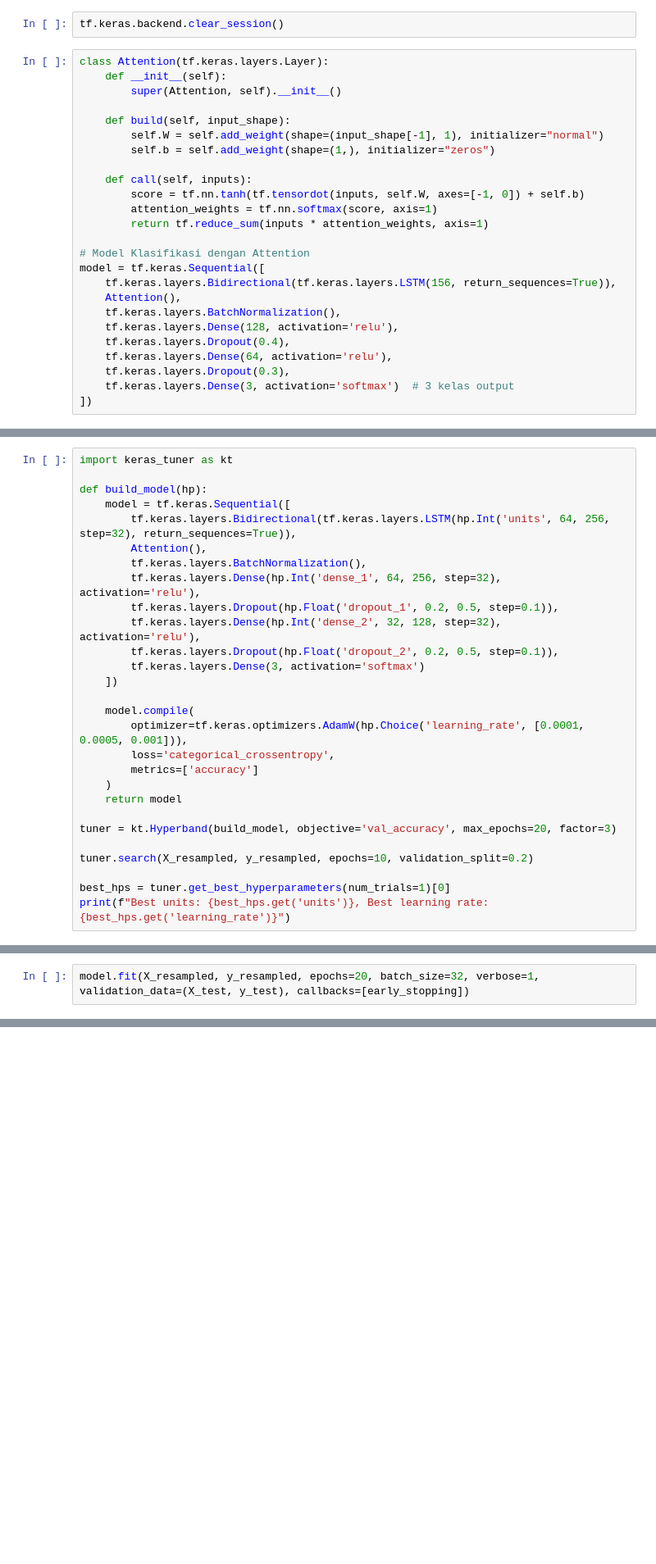
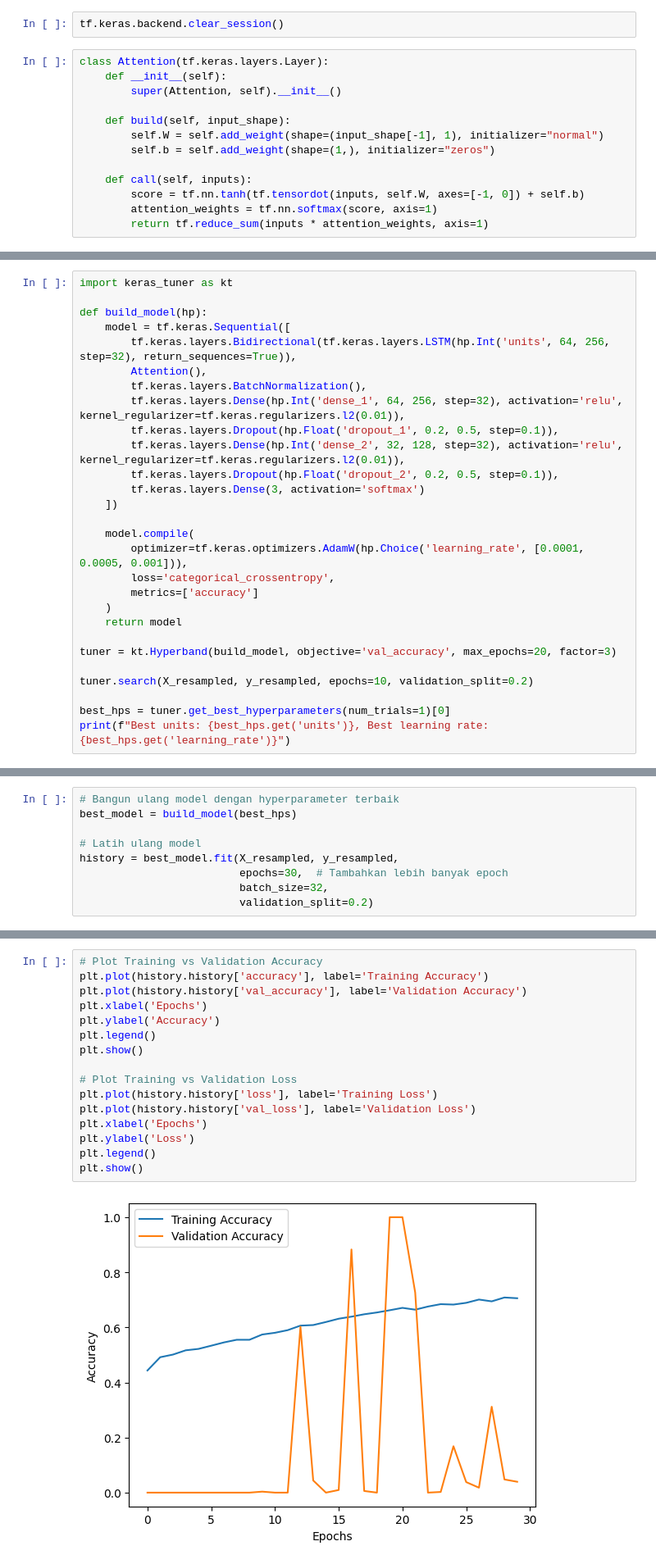
Before and after one commit to khairul746/IDCamp-ML-Engineer-2024-Projects, a Jupyter notebook: Analisis-Sentimen/Sentiment_Analysis_on_MyTelkomsel_App.ipynb, the cells around one changed output, grey strips where cells are left out. Shown at 82% size. Cells and saved outputs as stored; diff of their text form; blank space fills up the shorter version.

Commit message:
25.6% test accuracy

```diff
--- a/Analisis-Sentimen/Sentiment_Analysis_on_MyTelkomsel_App.ipynb
+++ b/Analisis-Sentimen/Sentiment_Analysis_on_MyTelkomsel_App.ipynb
@@ -451,18 +451,6 @@ class Attention(tf.keras.layers.Layer):
         score = tf.nn.tanh(tf.tensordot(inputs, self.W, axes=[-1, 0]) + self.b)
         attention_weights = tf.nn.softmax(score, axis=1)
         return tf.reduce_sum(inputs * attention_weights, axis=1)
-
-# Model Klasifikasi dengan Attention
-model = tf.keras.Sequential([
-    tf.keras.layers.Bidirectional(tf.keras.layers.LSTM(156, return_sequences=True)),
-    Attention(),
-    tf.keras.layers.BatchNormalization(),
-    tf.keras.layers.Dense(128, activation='relu'),
-    tf.keras.layers.Dropout(0.4),
-    tf.keras.layers.Dense(64, activation='relu'),
-    tf.keras.layers.Dropout(0.3),
-    tf.keras.layers.Dense(3, activation='softmax')  # 3 kelas output
-])
 # %%
 !pip install keras-tuner
 # %% [output]
@@ -491,9 +479,9 @@ def build_model(hp):
         tf.keras.layers.Bidirectional(tf.keras.layers.LSTM(hp.Int('units', 64, 256, step=32), return_sequences=True)),
         Attention(),
         tf.keras.layers.BatchNormalization(),
-        tf.keras.layers.Dense(hp.Int('dense_1', 64, 256, step=32), activation='relu'),
+        tf.keras.layers.Dense(hp.Int('dense_1', 64, 256, step=32), activation='relu', kernel_regularizer=tf.keras.regularizers.l2(0.01)),
         tf.keras.layers.Dropout(hp.Float('dropout_1', 0.2, 0.5, step=0.1)),
-        tf.keras.layers.Dense(hp.Int('dense_2', 32, 128, step=32), activation='relu'),
+        tf.keras.layers.Dense(hp.Int('dense_2', 32, 128, step=32), activation='relu', kernel_regularizer=tf.keras.regularizers.l2(0.01)),
         tf.keras.layers.Dropout(hp.Float('dropout_2', 0.2, 0.5, step=0.1)),
         tf.keras.layers.Dense(3, activation='softmax')
     ])
@@ -538,2 +508,0 @@ early_stopping = EarlyStopping(monitor='val_accuracy', patience=4, restore_best_
-# %%
-model.fit(X_resampled, y_resampled, epochs=20, batch_size=32, verbose=1, validation_data=(X_test, y_test), callbacks=[early_stopping])
@@ -586,0 +509,9 @@ Model: "sequential"
+# %%
+# Bangun ulang model dengan hyperparameter terbaik
+best_model = build_model(best_hps)
+
+# Latih ulang model
+history = best_model.fit(X_resampled, y_resampled,
+                         epochs=30,  # Tambahkan lebih banyak epoch
+                         batch_size=32,
+                         validation_split=0.2)
@@ -586,0 +546,18 @@ Model: "sequential"
+# %%
+# Plot Training vs Validation Accuracy
+plt.plot(history.history['accuracy'], label='Training Accuracy')
+plt.plot(history.history['val_accuracy'], label='Validation Accuracy')
+plt.xlabel('Epochs')
+plt.ylabel('Accuracy')
+plt.legend()
+plt.show()
+
+# Plot Training vs Validation Loss
+plt.plot(history.history['loss'], label='Training Loss')
+plt.plot(history.history['val_loss'], label='Validation Loss')
+plt.xlabel('Epochs')
+plt.ylabel('Loss')
+plt.legend()
+plt.show()
+# %% [output]
+[figure, added]
```
Also changed, not shown: parts of 7 cells of this notebook.
